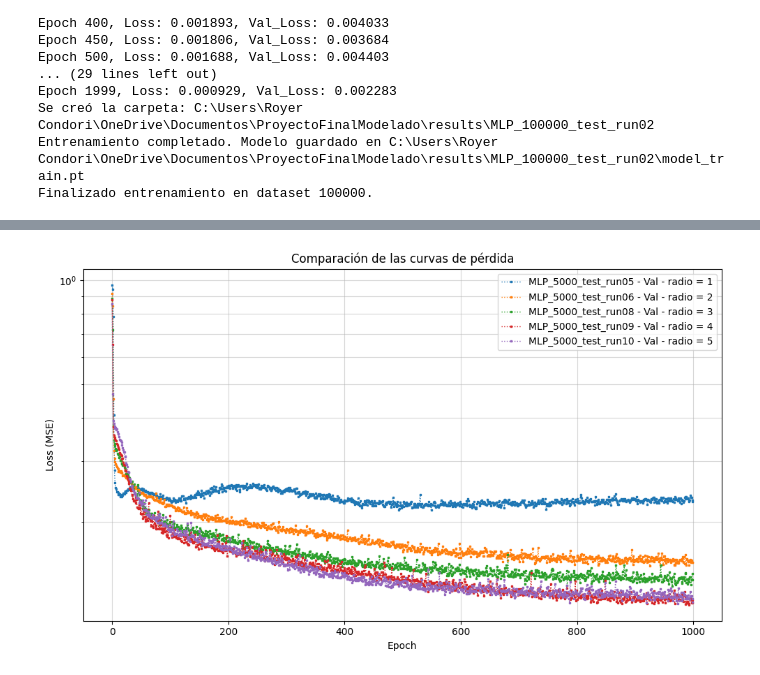
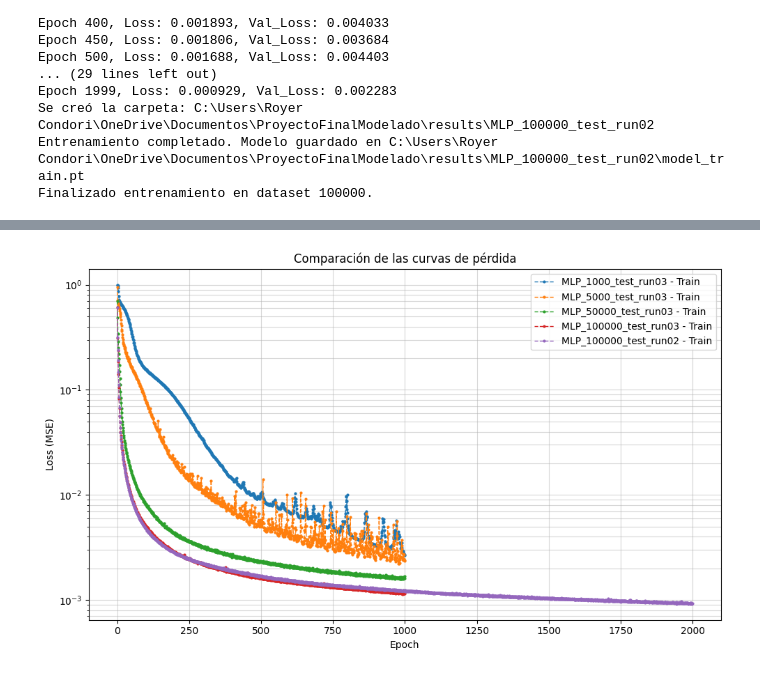
Before and after one commit to RoyGuz/ProyectoFinalModelado, a Jupyter notebook: notebooks/05_mod_train.ipynb, the cells around one changed output, grey strips where cells are left out. Cells and saved outputs as stored; diff of their text form; code cells hidden in the pictures.

```diff
--- a/notebooks/05_mod_train.ipynb
+++ b/notebooks/05_mod_train.ipynb
@@ -105,21 +105,12 @@ Desvío estándar:   3.0380 °C
 # %%
 from pathlib import Path
 BASE_DIR = Path().resolve()
 import sys
 sys.path.append(str(BASE_DIR.parent / 'scr'))
 from utils import compararLoss, compararLossM
 
 
-datasets = ['05', '06','08','09','10']
-radios = ['radio = 1', 'radio = 2', 'radio = 3', 'radio = 4', 'radio = 5' ]
-
-#datasets = ['05']
-
-subfolder_list = []
-
-for ds in datasets:
-    subfolder_list.append(f'MLP_5000_test_run{ds}')
-
-compararLossM(subfolder_list,radios, 2,(None,None),(None,None))
+subfolder_list = ['MLP_1000_test_run03','MLP_5000_test_run03','MLP_50000_test_run03','MLP_100000_test_run03','MLP_100000_test_run02']
+compararLossM(subfolder_list,1,(None,None),(None,None))
 # %% [output]
-[figure, old version]
+[figure, new version]
```
Also changed, not shown: parts of 2 cells of this notebook, 8 other files.
